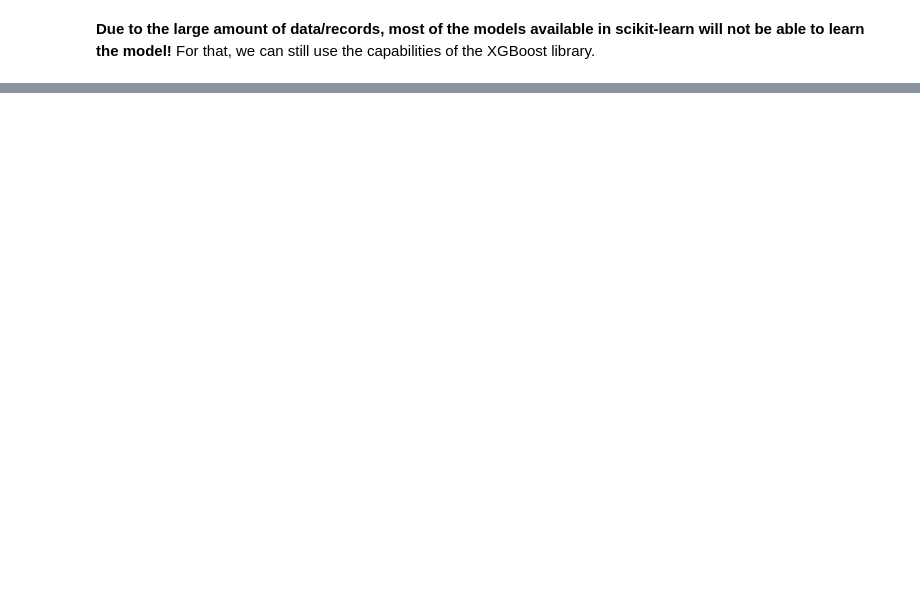
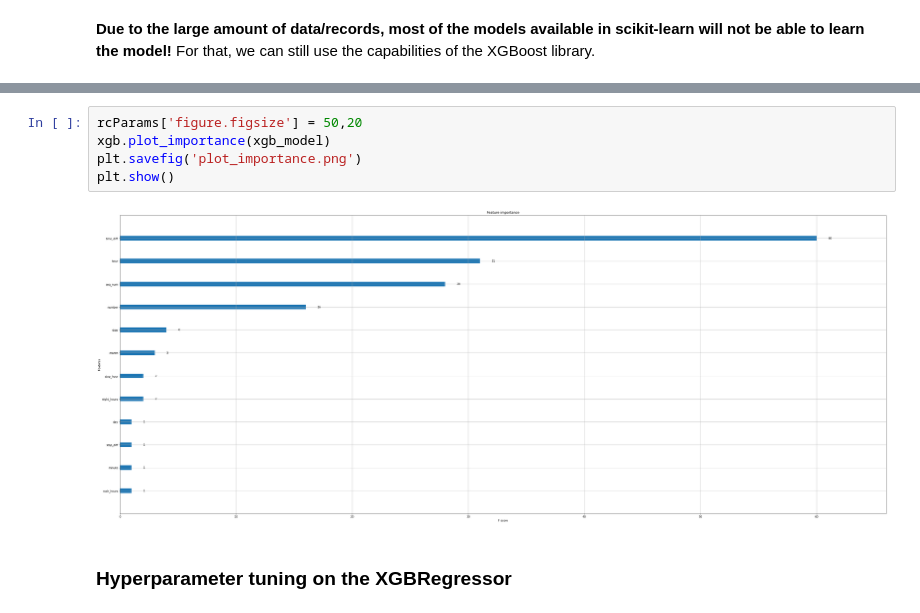
Before and after one commit to SzymonForysiuk/Prediction-of-tram-delays-Cracow, a Jupyter notebook: prediction_of_tram_delays_Cracow.ipynb, the cells around one changed output, grey strips where cells are left out. Cells and saved outputs as stored; diff of their text form; blank space fills up the shorter version.

```diff
--- a/prediction_of_tram_delays_Cracow.ipynb
+++ b/prediction_of_tram_delays_Cracow.ipynb
@@ -424,0 +403,9 @@ import xgboost as xgb
+# %%
+rcParams['figure.figsize'] = 50,20
+xgb.plot_importance(xgb_model)
+plt.savefig('plot_importance.png')
+plt.show()
+# %% [output]
+[figure, added]
+# %% [markdown]
+### Hyperparameter tuning on the XGBRegressor
```
Also changed, not shown: parts of 22 cells of this notebook.
